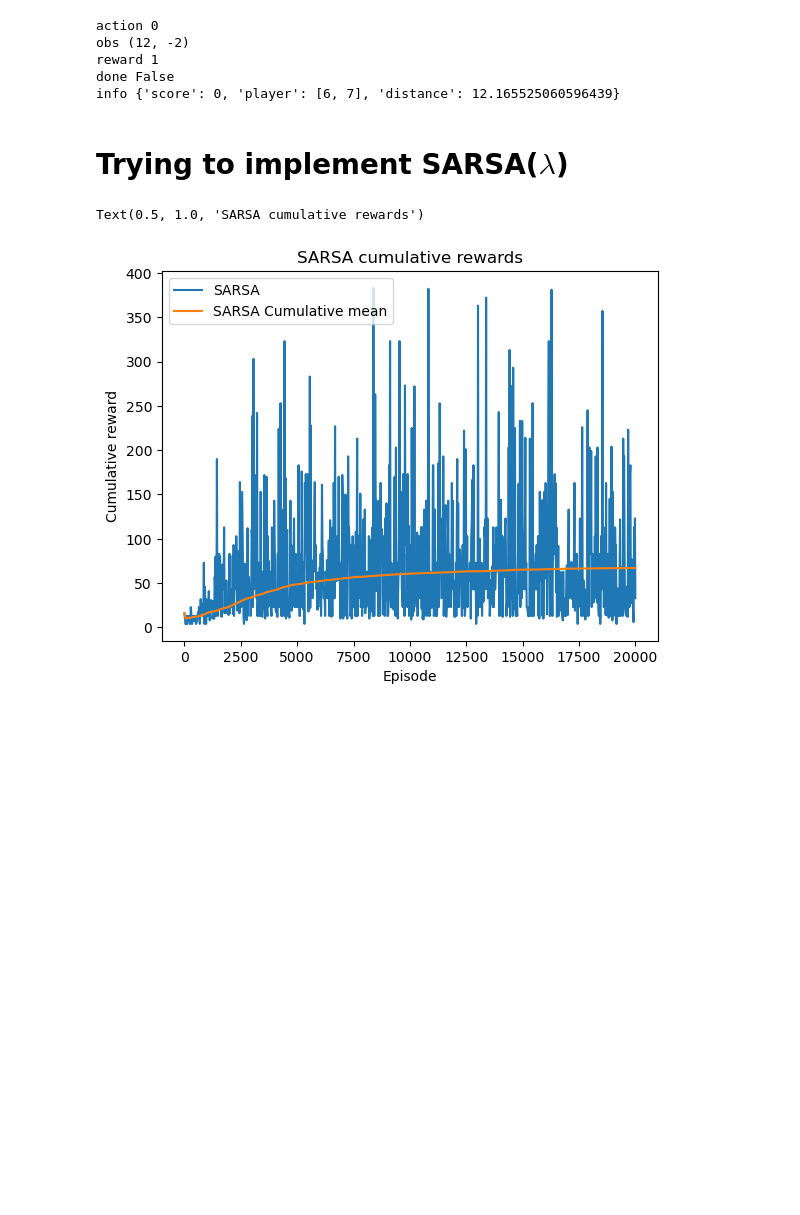
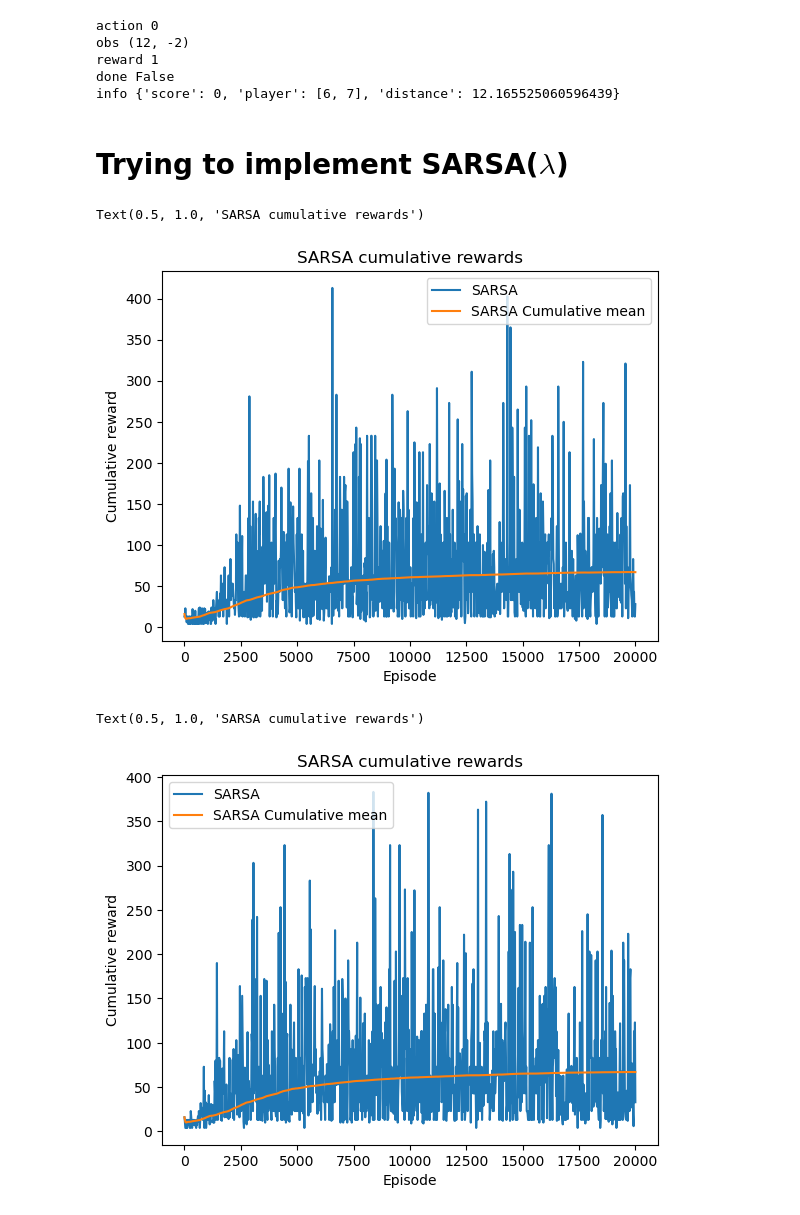
Before and after one commit to SDavenia/RL_Flappy_Bird, a Jupyter notebook: TD_lambda.ipynb, the cells around one changed output. Cells and saved outputs as stored; diff of their text form; code cells hidden in the pictures; blank space fills up the shorter version.

Commit message:
Sarsa lambda

```diff
--- a/TD_lambda.ipynb
+++ b/TD_lambda.ipynb
@@ -148,6 +148,8 @@ class SARSA_Lambda:
             # deltaQ = R - Q(s,a)
 
             deltaQ = r + 0 - self.Qvalues[(*s, a)]
+            self.Qvalues += self.lr_v*deltaQ*self.et
+            """
             for x in range(env.observation_space[0].n):
                 for y in range(env.observation_space[1].n):
                     y = y + env.observation_space[1].start
@@ -155,14 +157,16 @@ class SARSA_Lambda:
                     for act in range(self.action_size):
                         self.Qvalues[(*state, act)] += self.lr_v*deltaQ*self.et[(*state, act)]
                         # self.et[(*state, act)] *= self.gamma*self.lambda_
-
+            """
         else:
             # CODE HERE!
             # deltaQ = R + gamma*Q(new_s, new_a) - Q(s,a)
             deltaQ = (
                 r + self.gamma * self.Qvalues[(*new_s, new_a)] - self.Qvalues[(*s, a)]
             )
-
+            self.Qvalues += self.lr_v*deltaQ*self.et
+            self.et *= self.gamma*self.lambda_
+            """
             for x in range(env.observation_space[0].n):
                 for y in range(env.observation_space[1].n):
                     y = y + env.observation_space[1].start
@@ -170,7 +174,7 @@ class SARSA_Lambda:
                     for act in range(self.action_size):
                         self.Qvalues[(*state, act)] += self.lr_v*deltaQ*self.et[(*state, act)]
                         self.et[(*state, act)] *= self.gamma*self.lambda_
-
+            """
 
     # ---------------------
     def get_action_epsilon_greedy(self, s, eps):
@@ -217,7 +221,7 @@ SARSA = SARSA_Lambda(
 )
 epsilon = 0.15
 
-performance_traj_SARSA = np.zeros(n_episodes)
+performance_traj_SARSA_lambda = np.zeros(n_episodes)
 
 # RUN OVER EPISODES
 for i in range(n_episodes):
@@ -233,7 +237,7 @@ for i in range(n_episodes):
         new_s, r, done, _, info = env.step(act)
 
         # Keeps track of performance for each episode
-        performance_traj_SARSA[i] += r
+        performance_traj_SARSA_lambda[i] += r
 
         # Choose new action index
         new_a = SARSA.get_action_epsilon_greedy(new_s, epsilon)
@@ -252,6 +256,24 @@ plot_indexes = np.arange(
     0, n_episodes + 1, 20, dtype=int
 )  # Only plot a sub-plot of results
 plot_indexes[-1] = plot_indexes[-1] - 1
+# %%
+import matplotlib.pyplot as plt
+
+cumulative_mean_SARSA_lambda = np.cumsum(performance_traj_SARSA) / np.arange(
+    1, len(performance_traj_SARSA_lambda) + 1
+)
+
+plt.plot(plot_indexes, performance_traj_SARSA_lambda[plot_indexes], label="SARSA")
+plt.plot(
+    plot_indexes, cumulative_mean_SARSA_lambda[plot_indexes], label="SARSA Cumulative mean"
+)
+plt.xlabel("Episode")
+plt.ylabel("Cumulative reward")
+plt.legend()
+plt.title("SARSA cumulative rewards")
+# %% [output]
+Text(0.5, 1.0, 'SARSA cumulative rewards')
+[figure, added]
 # %%
 import matplotlib.pyplot as plt
 
```
